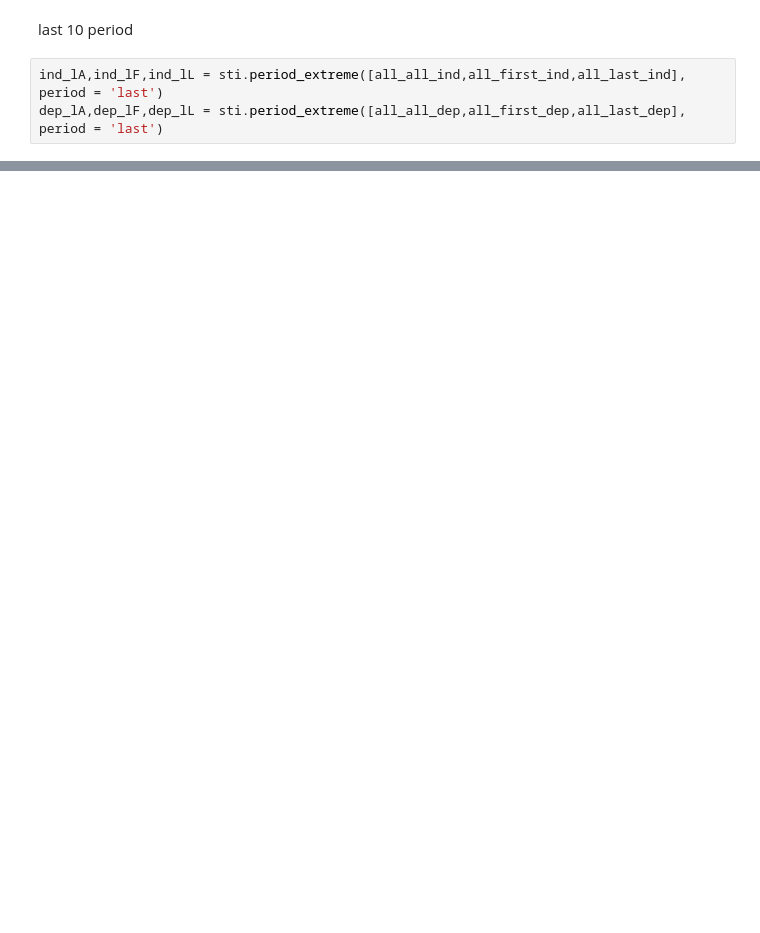
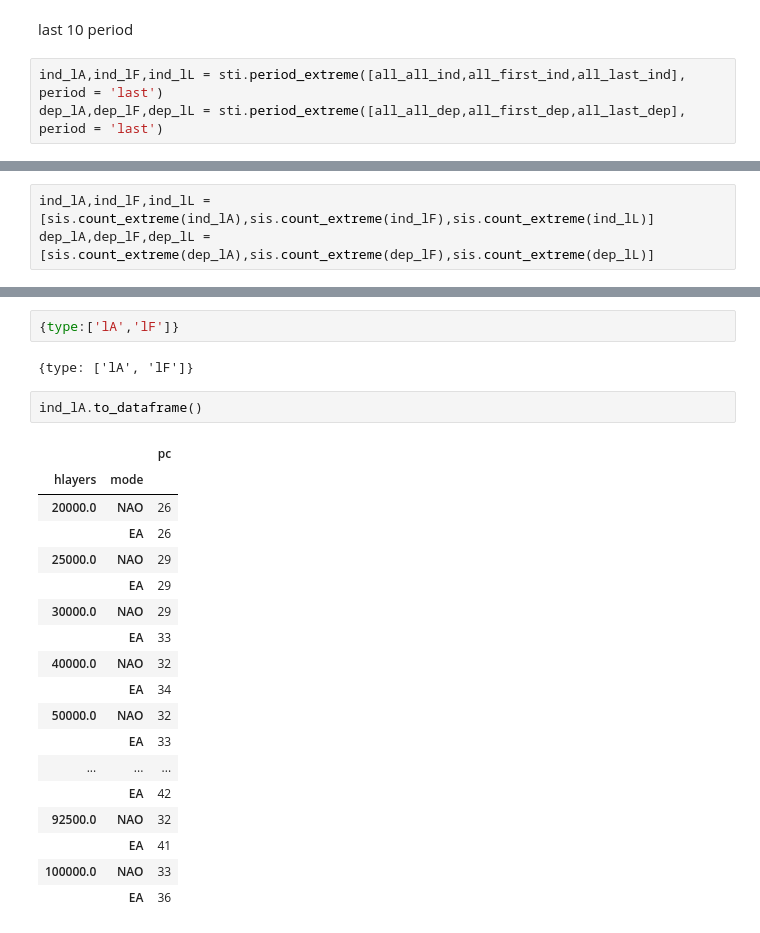
Before and after one commit to liuquan18/Teleconnection, a Jupyter notebook: scripts/IndexDiffPattern_analyze.ipynb, the cells around one changed output, grey strips where cells are left out. Saved outputs shown, nothing was run; the diff lists cells and outputs as text; blank space fills up the shorter version.

Commit message:
stoped at extreme count

```diff
--- a/scripts/IndexDiffPattern_analyze.ipynb
+++ b/scripts/IndexDiffPattern_analyze.ipynb
@@ -163,0 +132,3 @@ TypeError: count_extreme() got an unexpected keyword argument 'axis'
+# %%
+ind_lA,ind_lF,ind_lL = [sis.count_extreme(ind_lA),sis.count_extreme(ind_lF),sis.count_extreme(ind_lL)]
+dep_lA,dep_lF,dep_lL = [sis.count_extreme(dep_lA),sis.count_extreme(dep_lF),sis.count_extreme(dep_lL)]
@@ -163,0 +159,25 @@ TypeError: count_extreme() got an unexpected keyword argument 'axis'
+# %%
+{type:['lA','lF']}
+# %% [output]
+{type: ['lA', 'lF']}
+# %%
+ind_lA.to_dataframe()
+# %% [output]
+|  |  | pc |
+| hlayers | mode |  |
+| 20000.0 | NAO | 26 |
+|  | EA | 26 |
+| 25000.0 | NAO | 29 |
+|  | EA | 29 |
+| 30000.0 | NAO | 29 |
+|  | EA | 33 |
+| 40000.0 | NAO | 32 |
+|  | EA | 34 |
+| 50000.0 | NAO | 32 |
+|  | EA | 33 |
+| ... | ... | ... |
+|  | EA | 42 |
+| 92500.0 | NAO | 32 |
+|  | EA | 41 |
+| 100000.0 | NAO | 33 |
+|  | EA | 36 |
```
Also changed, not shown: parts of 11 cells of this notebook, 2 other files.
